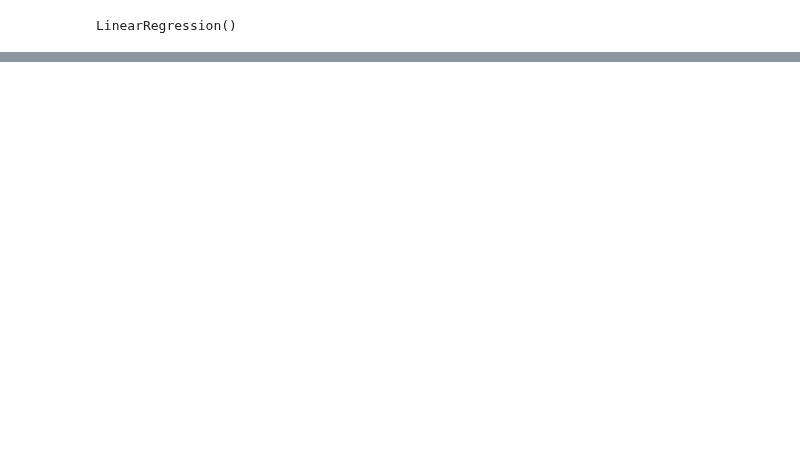
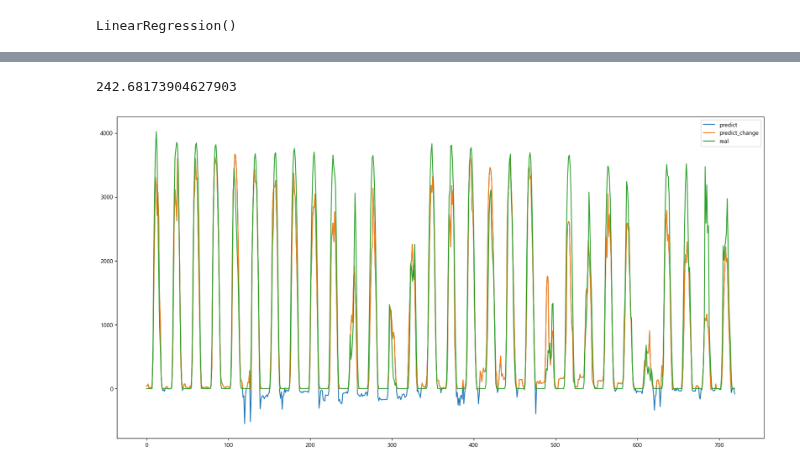
Before and after one commit to Jjineeq/Capstone_Design, a Jupyter notebook: solar/23_08_04.ipynb, the cells around one changed output, grey strips where cells are left out. Cells and saved outputs as stored; diff of their text form; code cells hidden in the pictures; blank space fills up the shorter version.

```diff
--- a/solar/23_08_04.ipynb
+++ b/solar/23_08_04.ipynb
@@ -554,0 +382,13 @@ mean_absolute_error(sc.inverse_transform(meta_result), sc.inverse_transform(y_te
+# %%
+mean_absolute_error(np.maximum(sc.inverse_transform(meta_result),0), sc.inverse_transform(y_test))
+# %% [output]
+242.68173904627903
+# %%
+plt.figure(figsize=(20, 10))
+plt.plot(np.arange(len(meta_result)), sc.inverse_transform(meta_result), label='predict')
+plt.plot(np.arange(len(meta_result)), np.maximum(sc.inverse_transform(meta_result),0), label='predict_change')
+plt.plot(np.arange(len(meta_result)), sc.inverse_transform(y_test), label='real')
+plt.legend()
+plt.show()
+# %% [output]
+[figure, added]
```
Also changed, not shown: parts of 29 cells of this notebook, 1 other file.
